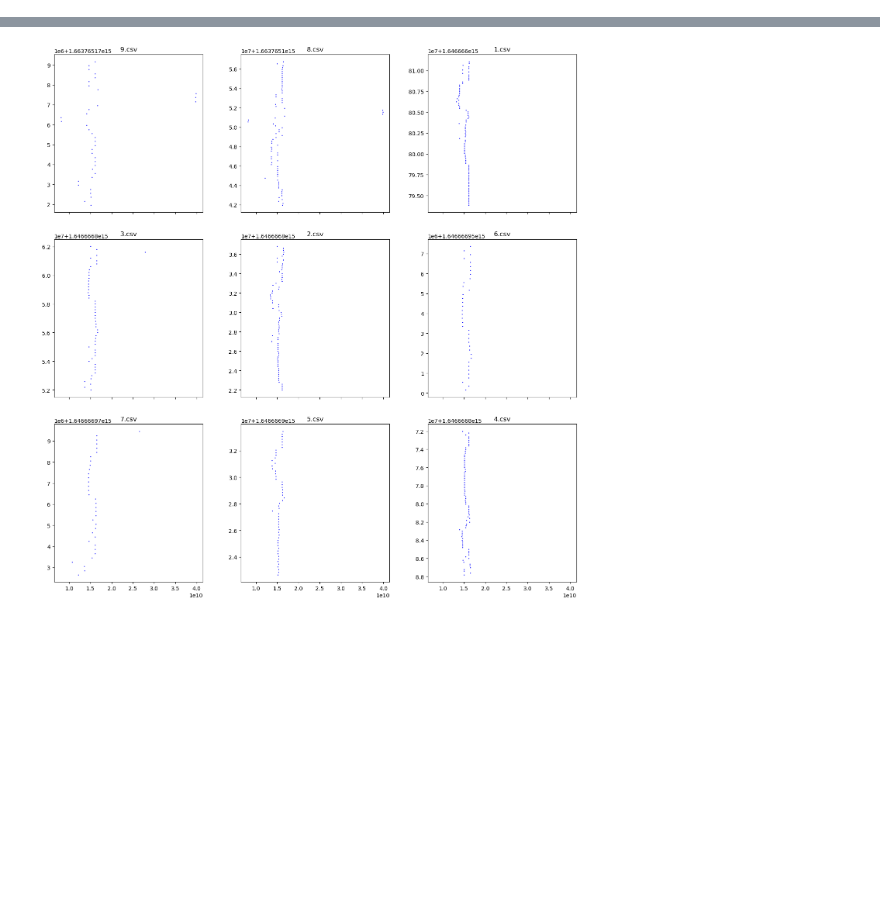
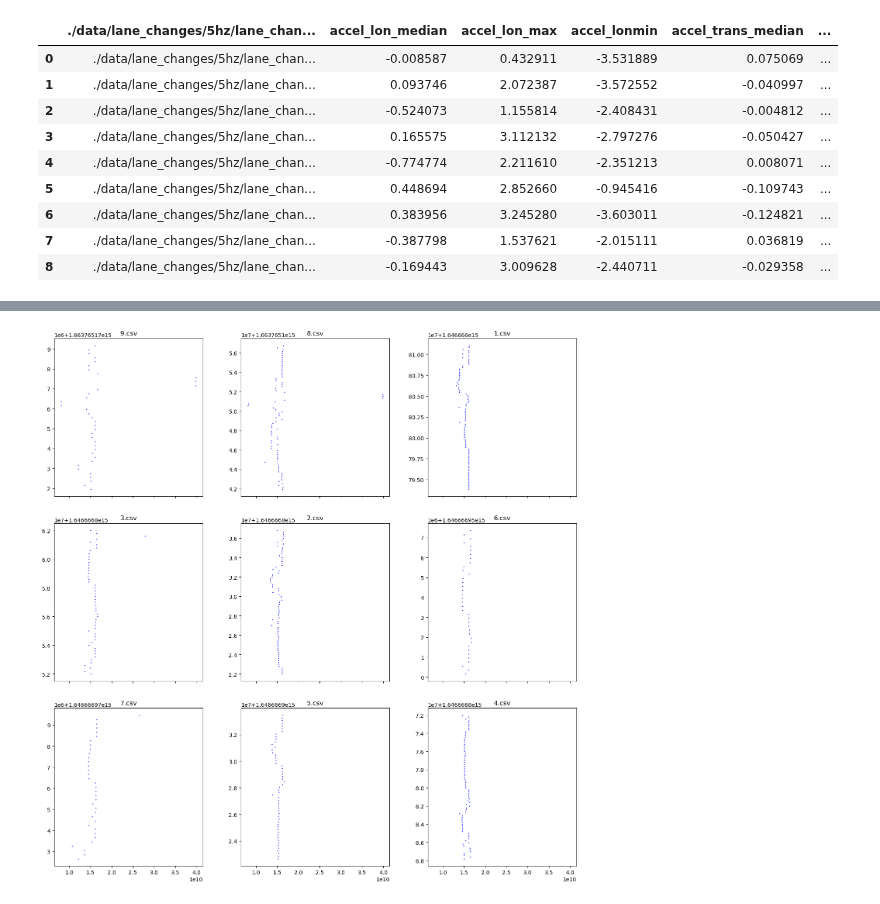
Before and after one commit to Marble879/SFC_scripts, a Jupyter notebook: LaneChange_Scripts/Lane_Change_on_TS.ipynb, the cells around one changed output, grey strips where cells are left out. Saved outputs shown, nothing was run; the diff lists cells and outputs as text; code cells hidden in the pictures; blank space fills up the shorter version.

```diff
--- a/LaneChange_Scripts/Lane_Change_on_TS.ipynb
+++ b/LaneChange_Scripts/Lane_Change_on_TS.ipynb
@@ -40,3 +40,27 @@ def load_All_Files_In_Subfolder_Encode_with_Morton_and_plot(filePath,key1,key2,t
             row_position=row_position+1
 # %%
 LaneChange_Path_5hz='./data/lane_changes/5hz/'
+# %%
+def get_data_infomation(filePath,key1,key2):
+    csv_files = glob.glob(os.path.join(filePath, "*.csv"))
+    result=[]
+    for file in csv_files:
+        df = pd.read_csv(file, sep=';', usecols = [key1,key2])
+        df=df.dropna()
+        result.append([file,df[key1].median(),df[key1].max(),df[key1].min(),df[key2].median(),df[key2].max(),df[key2].min(),max(df[key1].max(),df[key2].max()),min(df[key1].min(),df[key2].min()),max(df[key1].max(),df[key2].max())-min(df[key1].min(),df[key2].min())])
+        data_info_df=pd.DataFrame(result,columns=[file,key1+'_median',key1+'_max',key1+'min',key2+'_median',key2+'_max',key2+'min','pair_max','pair_min','max_min_distance'])
+    return data_info_df
+# %%
+info=get_data_infomation(LaneChange_Path_5hz,'accel_lon','accel_trans')
+info
+# %% [output]
+|  | ./data/lane_changes/5hz/lane_chan... | accel_lon_median | accel_lon_max | accel_lonmin | accel_trans_median | ... |
+| 0 | ./data/lane_changes/5hz/lane_chan... | -0.008587 | 0.432911 | -3.531889 | 0.075069 | ... |
+| 1 | ./data/lane_changes/5hz/lane_chan... | 0.093746 | 2.072387 | -3.572552 | -0.040997 | ... |
+| 2 | ./data/lane_changes/5hz/lane_chan... | -0.524073 | 1.155814 | -2.408431 | -0.004812 | ... |
+| 3 | ./data/lane_changes/5hz/lane_chan... | 0.165575 | 3.112132 | -2.797276 | -0.050427 | ... |
+| 4 | ./data/lane_changes/5hz/lane_chan... | -0.774774 | 2.211610 | -2.351213 | 0.008071 | ... |
+| 5 | ./data/lane_changes/5hz/lane_chan... | 0.448694 | 2.852660 | -0.945416 | -0.109743 | ... |
+| 6 | ./data/lane_changes/5hz/lane_chan... | 0.383956 | 3.245280 | -3.603011 | -0.124821 | ... |
+| 7 | ./data/lane_changes/5hz/lane_chan... | -0.387798 | 1.537621 | -2.015111 | 0.036819 | ... |
+| 8 | ./data/lane_changes/5hz/lane_chan... | -0.169443 | 3.009628 | -2.440711 | -0.029358 | ... |
```
Also changed, not shown: parts of 5 cells of this notebook.
